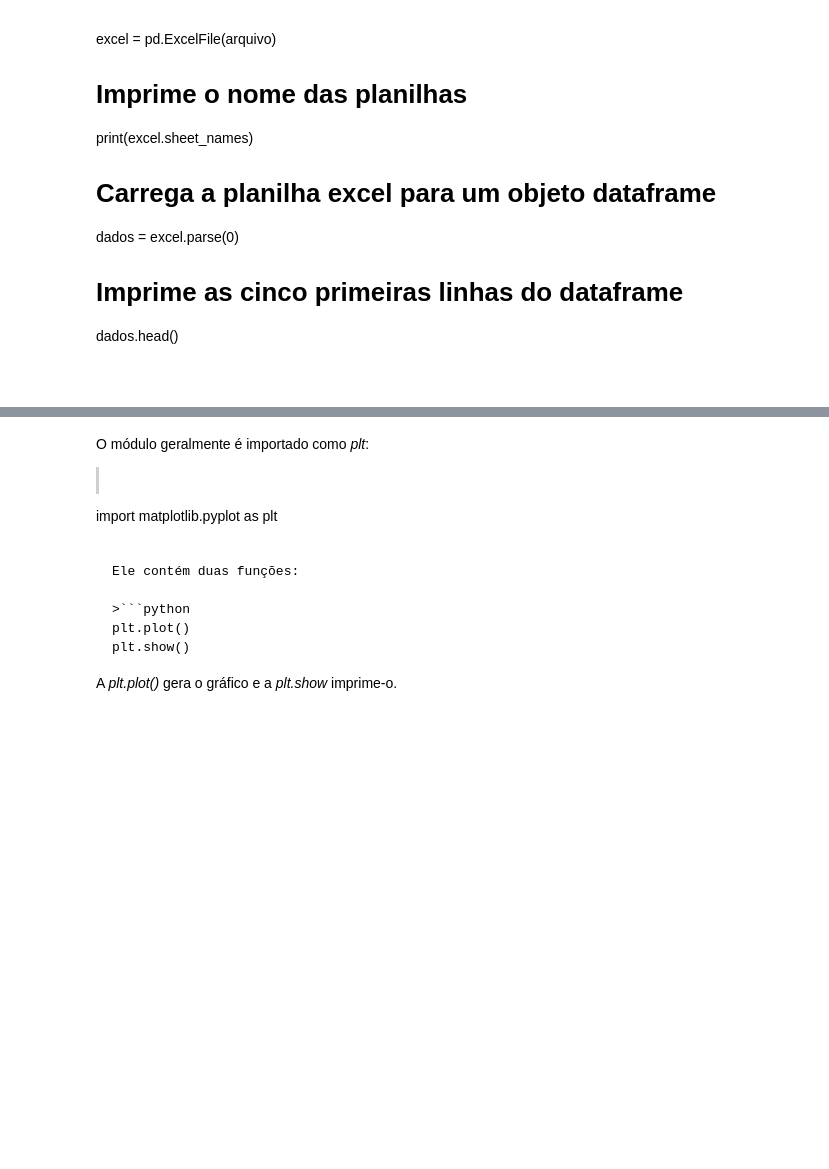
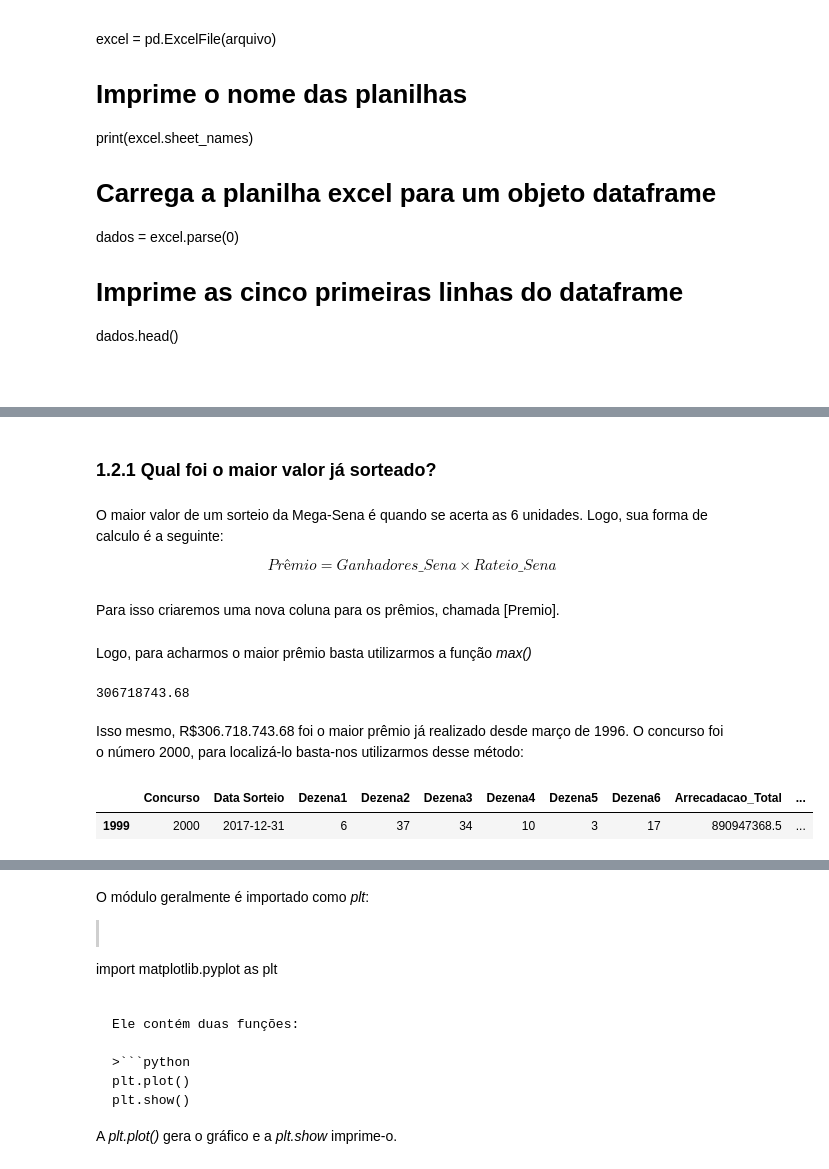
Before and after one commit to gabrielqap/analise-megasena, a Jupyter notebook: Trabalho extra - Unidade 1.ipynb, the cells around one changed output, grey strips where cells are left out. Cells and saved outputs as stored; diff of their text form; code cells hidden in the pictures; blank space fills up the shorter version.

```diff
--- a/Trabalho extra - Unidade 1.ipynb
+++ b/Trabalho extra - Unidade 1.ipynb
@@ -38,0 +50,24 @@ dados["Rateio_Sena"].max()
+# %% [markdown]
+### 1.2.1 Qual foi o maior valor já sorteado?
+# %% [markdown]
+O maior valor de um sorteio da Mega-Sena é quando se acerta as 6 unidades. Logo, sua forma de calculo é a seguinte:
+
+$$Prêmio = Ganhadores\_Sena	\times Rateio\_Sena$$
+# %% [markdown]
+Para isso criaremos uma nova coluna para os prêmios, chamada [Premio].
+# %%
+dados["Premio"] = dados["Ganhadores_Sena"] * dados["Rateio_Sena"]
+# %% [markdown]
+Logo, para acharmos o maior prêmio basta utilizarmos a função *max()*
+# %%
+dados["Premio"].max()
+# %% [output]
+306718743.68
+# %% [markdown]
+Isso mesmo, R$306.718.743.68 foi o maior prêmio já realizado desde março de 1996.
+O concurso foi o número 2000, para localizá-lo basta-nos utilizarmos desse método:
+# %%
+dados[dados["Premio"] == dados["Premio"].max()]
+# %% [output]
+|  | Concurso | Data Sorteio | Dezena1 | Dezena2 | Dezena3 | Dezena4 | Dezena5 | Dezena6 | Arrecadacao_Total | ... |
+| 1999 | 2000 | 2017-12-31 | 6 | 37 | 34 | 10 | 3 | 17 | 890947368.5 | ... |
```
Also changed, not shown: parts of 10 cells of this notebook.
